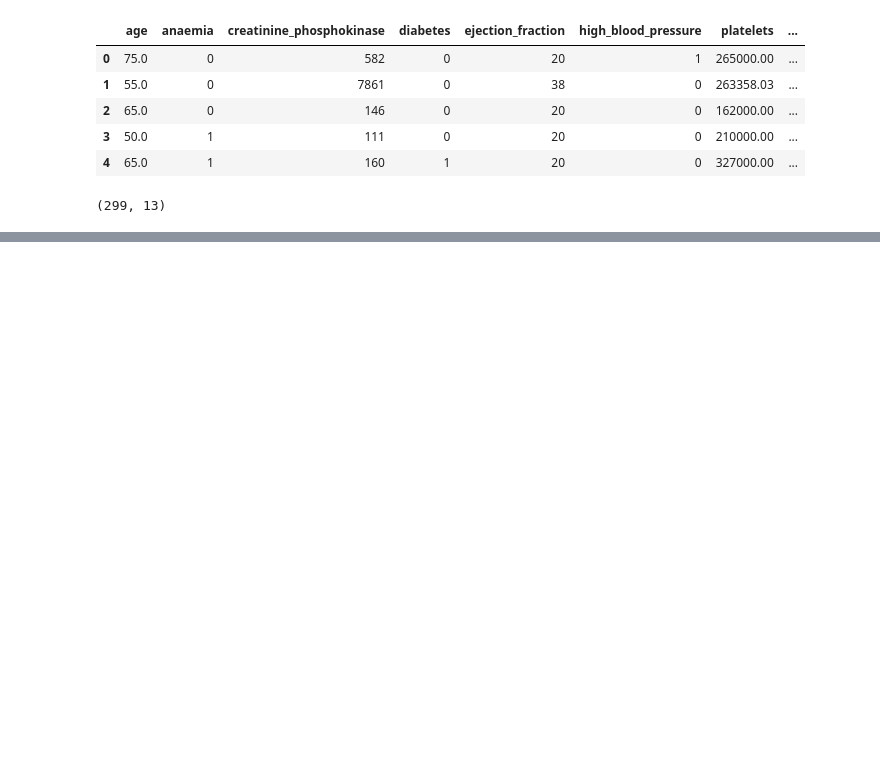
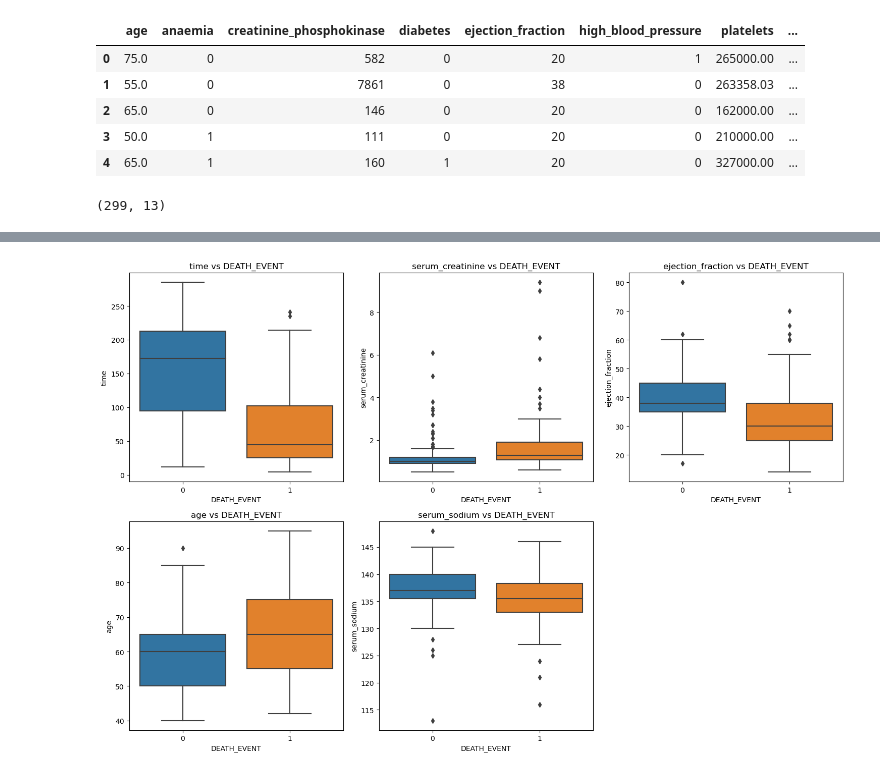
Before and after one commit to Penod/heartanalysis, a Jupyter notebook: Untitled.ipynb, the cells around one changed output, grey strips where cells are left out. Cells and saved outputs as stored; diff of their text form; code cells hidden in the pictures; blank space fills up the shorter version.

```diff
--- a/Untitled.ipynb
+++ b/Untitled.ipynb
@@ -47,0 +123,11 @@ data.describe()
+# %%
+# Boxplots for numerical features
+plt.figure(figsize=(15, 10))
+for i, feature in enumerate(['time', 'serum_creatinine', 'ejection_fraction', 'age', 'serum_sodium']):
+    plt.subplot(2, 3, i + 1)
+    sns.boxplot(x='DEATH_EVENT', y=feature, data=data)
+    plt.title(f'{feature} vs DEATH_EVENT')
+plt.tight_layout()
+plt.show()
+# %% [output]
+[figure, added]
```
Also changed, not shown: parts of 23 cells of this notebook, 3 other files.
